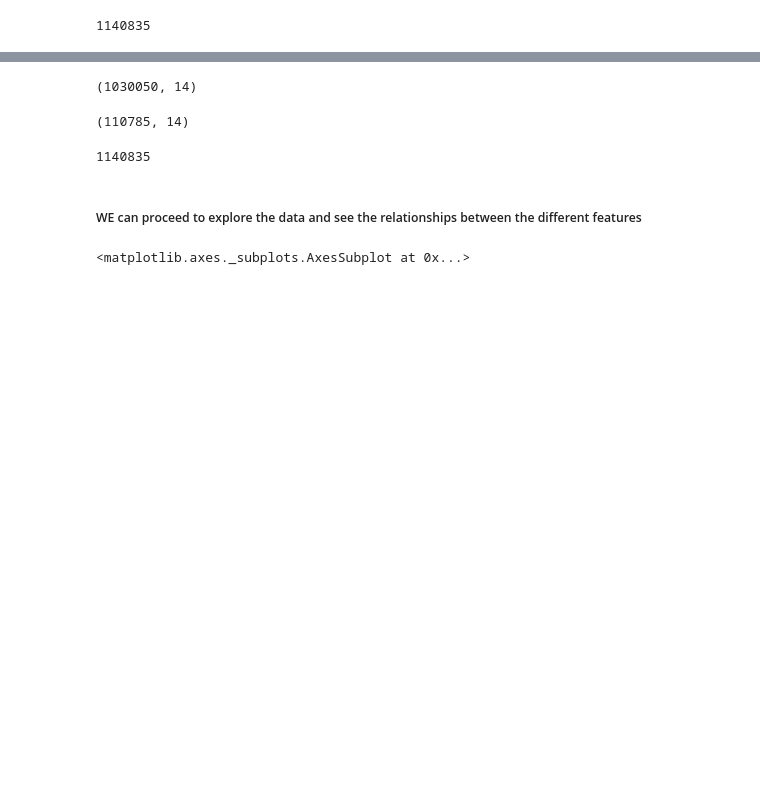
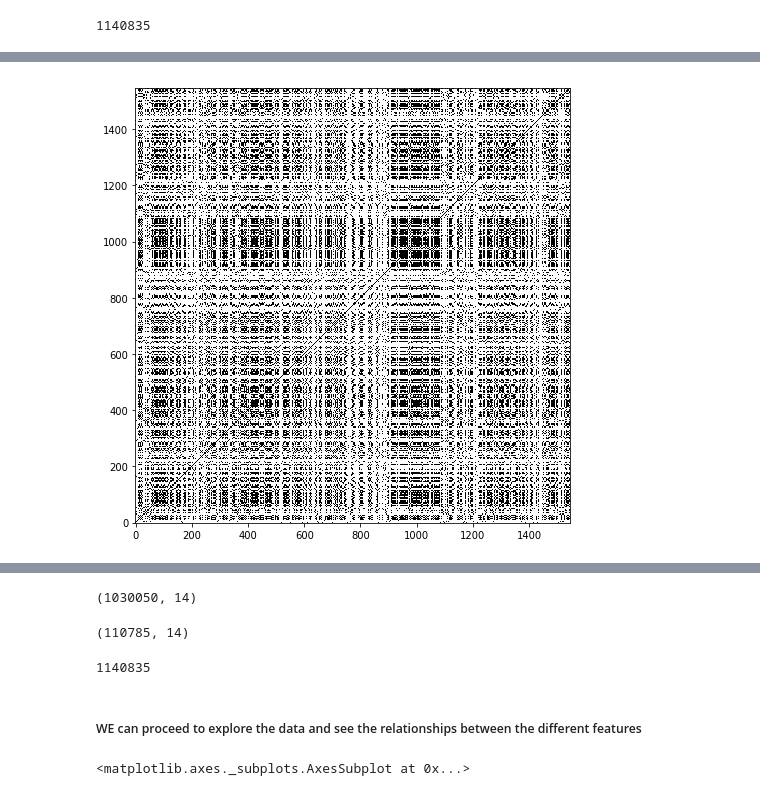
Before and after one commit to AnikethYadav/fog-parkinsons, a Jupyter notebook: fog.ipynb, the cells around one changed output, grey strips where cells are left out. Drawn from its saved outputs; the diff is of its cells as text; code cells hidden in the pictures; blank space fills up the shorter version.

```diff
--- a/fog.ipynb
+++ b/fog.ipynb
@@ -93,0 +178,4 @@ for i in range(17):
+# %%
+RP(df_2[0]["Ankle_2"], limit = 1547, window = 1, avg = False)
+# %% [output]
+[figure, added]
```
Also changed, not shown: parts of 18 cells of this notebook.
